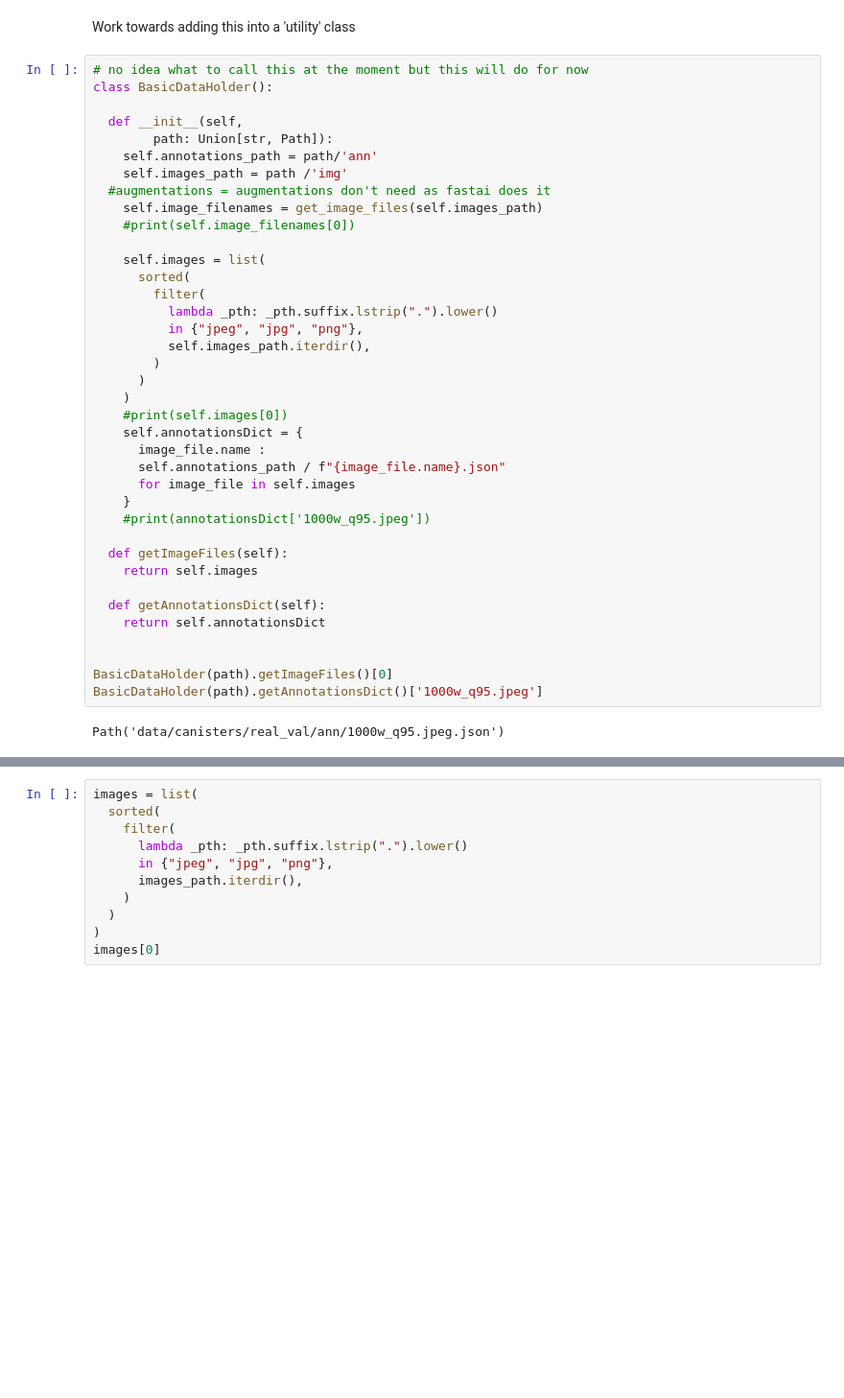
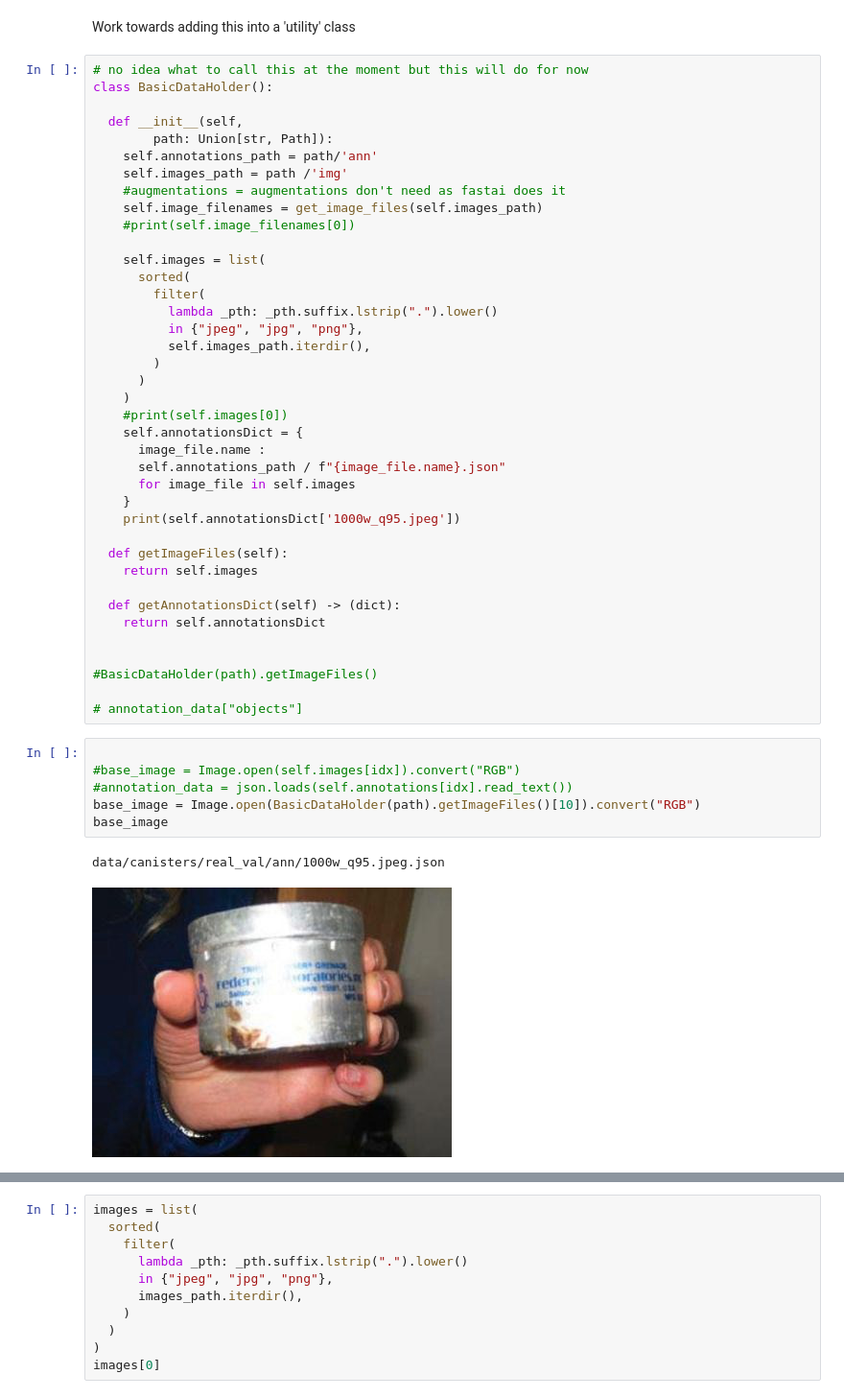
Before and after one commit to frasercrichton/fastai2-learning, a Jupyter notebook: nbs/TripleChaserFastAi.ipynb, the cells around one changed output, grey strips where cells are left out. Shown at 96% size. Cells and saved outputs as stored; diff of their text form; blank space fills up the shorter version.

```diff
--- a/nbs/TripleChaserFastAi.ipynb
+++ b/nbs/TripleChaserFastAi.ipynb
@@ -90,7 +90,7 @@ class BasicDataHolder():
         path: Union[str, Path]):
     self.annotations_path = path/'ann'
     self.images_path = path /'img'
-  #augmentations = augmentations don't need as fastai does it
+    #augmentations = augmentations don't need as fastai does it
     self.image_filenames = get_image_files(self.images_path)
     #print(self.image_filenames[0])
 
@@ -109,17 +109,25 @@ class BasicDataHolder():
       self.annotations_path / f"{image_file.name}.json"
       for image_file in self.images
     }
-    #print(annotationsDict['1000w_q95.jpeg'])
+    print(self.annotationsDict['1000w_q95.jpeg'])
 
   def getImageFiles(self):
     return self.images
 
-  def getAnnotationsDict(self):
+  def getAnnotationsDict(self) -> (dict):
     return self.annotationsDict
 
 
-BasicDataHolder(path).getImageFiles()[0]
-BasicDataHolder(path).getAnnotationsDict()['1000w_q95.jpeg']
+#BasicDataHolder(path).getImageFiles()
+
+# annotation_data["objects"]
-# %% [output]
-Path('data/canisters/real_val/ann/1000w_q95.jpeg.json')
+# %%
+
+#base_image = Image.open(self.images[idx]).convert("RGB")
+#annotation_data = json.loads(self.annotations[idx].read_text())
+base_image = Image.open(BasicDataHolder(path).getImageFiles()[10]).convert("RGB")
+base_image
+# %% [output]
+data/canisters/real_val/ann/1000w_q95.jpeg.json
+[figure, added]
 # %%
```
Also changed, not shown: parts of 5 cells of this notebook.
